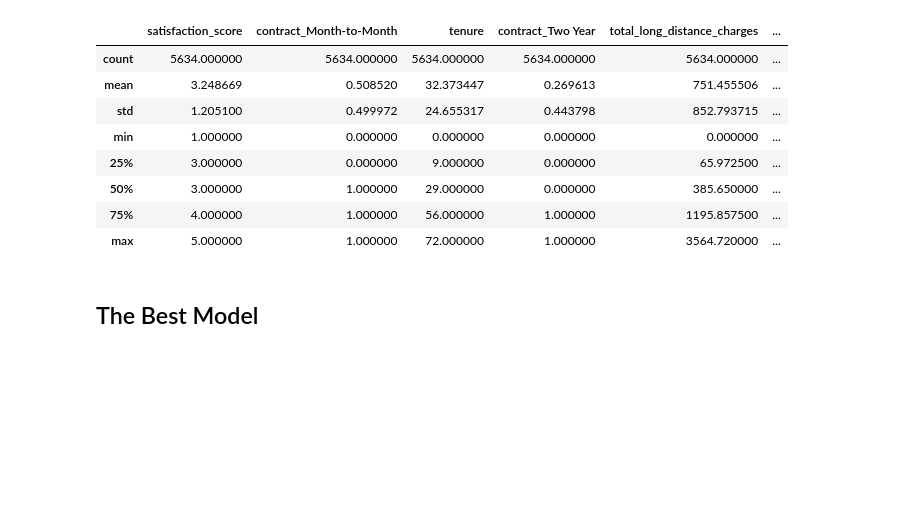
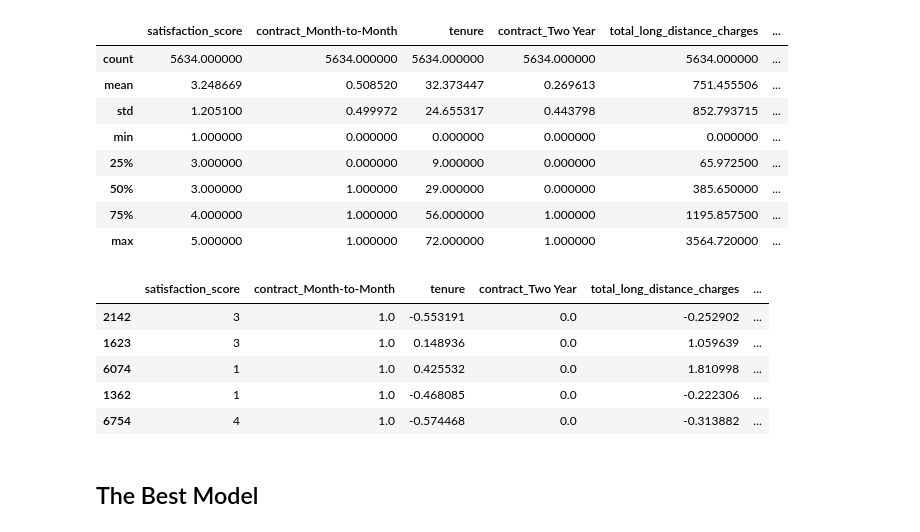
Before and after one commit to sna-ds/Telecom-Customer-Churn-Prediction-Retention-Strategy, a Jupyter notebook: notebook/exploration_and_prediction.ipynb, the cells around one changed output. Saved outputs shown, nothing was run; the diff lists cells and outputs as text; code cells hidden in the pictures; blank space fills up the shorter version.

```diff
--- a/notebook/exploration_and_prediction.ipynb
+++ b/notebook/exploration_and_prediction.ipynb
@@ -616,6 +616,15 @@ scaler = RobustScaler()
 
 X_train[scale_cols] = scaler.fit_transform(X_train[scale_cols])
 X_test[scale_cols] = scaler.transform(X_test[scale_cols])
+# %%
+X_train.head()
+# %% [output]
+|  | satisfaction_score | contract_Month-to-Month | tenure | contract_Two Year | total_long_distance_charges | ... |
+| 2142 | 3 | 1.0 | -0.553191 | 0.0 | -0.252902 | ... |
+| 1623 | 3 | 1.0 | 0.148936 | 0.0 | 1.059639 | ... |
+| 6074 | 1 | 1.0 | 0.425532 | 0.0 | 1.810998 | ... |
+| 1362 | 1 | 1.0 | -0.468085 | 0.0 | -0.222306 | ... |
+| 6754 | 4 | 1.0 | -0.574468 | 0.0 | -0.313882 | ... |
 # %% [markdown]
 ## The Best Model
 # %%
```
Also changed, not shown: parts of 11 cells of this notebook, 2 other files.
